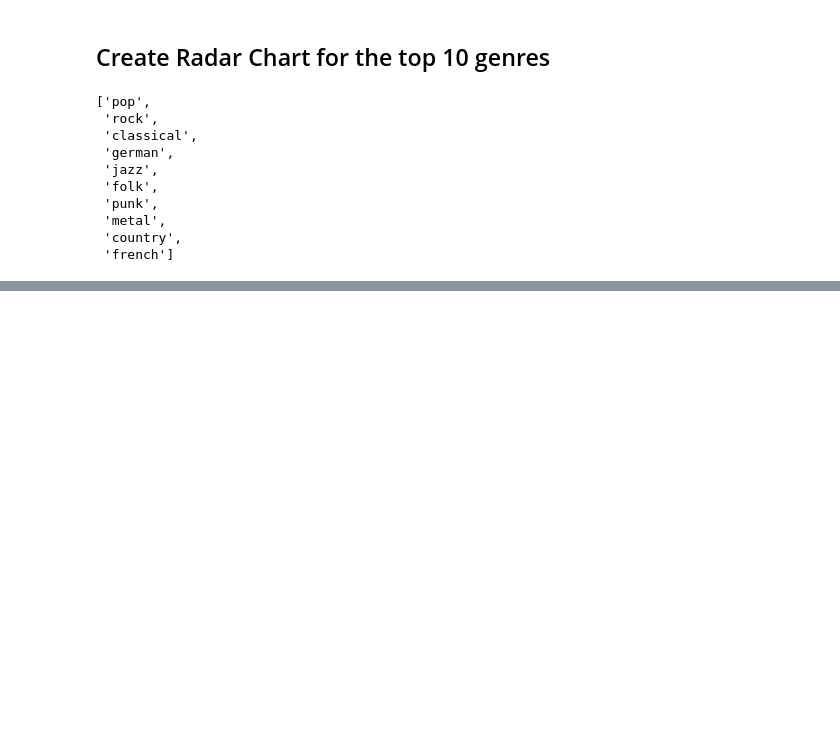
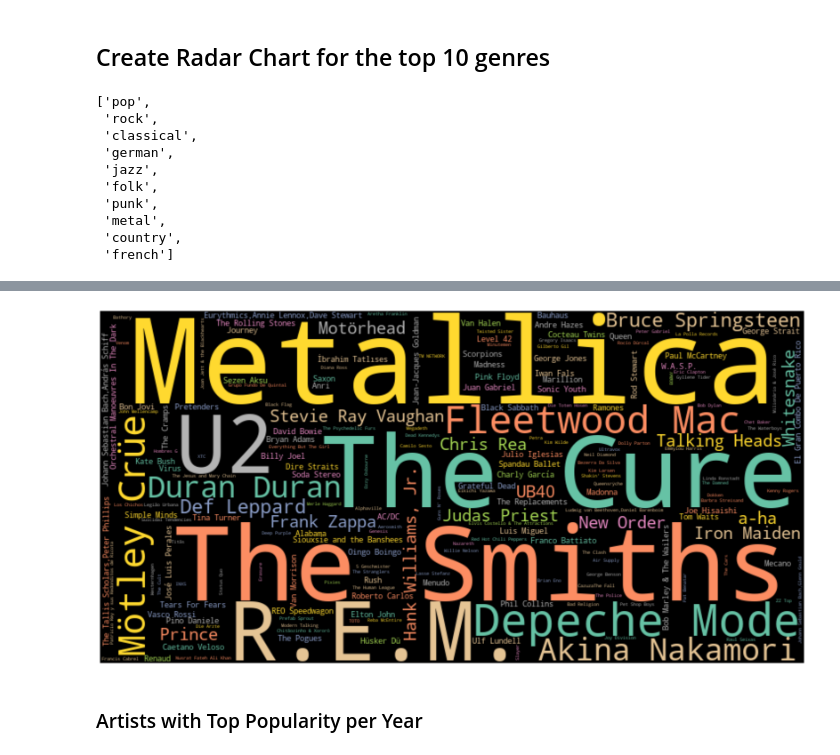
Before and after one commit to Jannis37/80s-recommender, a Jupyter notebook: viz.ipynb, the cells around one changed output, grey strips where cells are left out. Saved outputs shown, nothing was run; the diff lists cells and outputs as text; code cells hidden in the pictures; blank space fills up the shorter version.

```diff
--- a/viz.ipynb
+++ b/viz.ipynb
@@ -453,0 +566,11 @@ fig.show()
+# %%
+def wordcloud_artists(counts):
+    cloud = wordcloud.WordCloud(width=800, height=400, background_color='black',colormap='Set2').generate_from_frequencies(counts)
+    plt.figure(figsize=(18,15))
+    plt.imshow(cloud, interpolation='bilinear')
+    plt.axis('off')
+    plt.show()
+# %%
+artists_popularity = df.groupby("artists").sum().sort_values('popularity',ascending=False)
+artists_popularity = artists_popularity.reset_index()
+artists_popularity = artists_popularity[['artists', 'popularity']]
@@ -453,0 +586,7 @@ fig.show()
+# %%
+artist_popularity_tuples = [tuple(x) for x in artists_popularity.values]
+wordcloud_artists(dict(artist_popularity_tuples))
+# %% [output]
+[figure, added]
+# %% [markdown]
+### Artists with Top Popularity per Year
```
Also changed, not shown: parts of 26 cells of this notebook.
